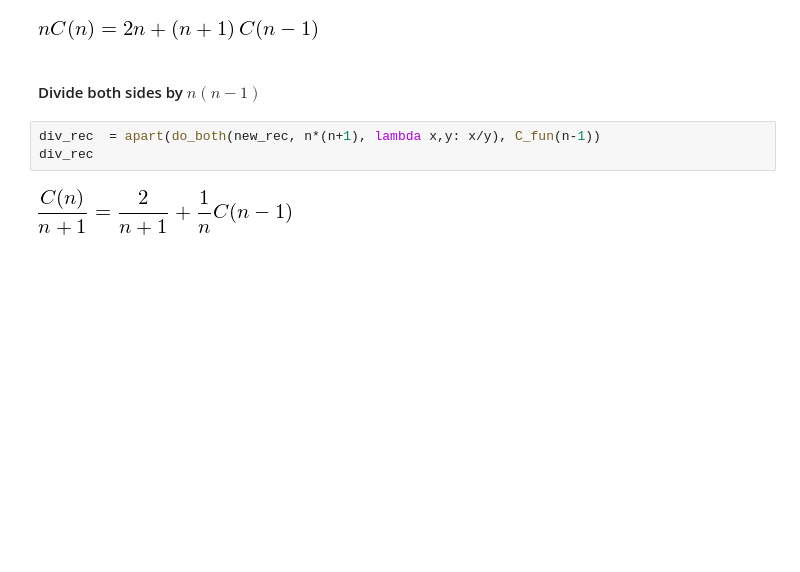
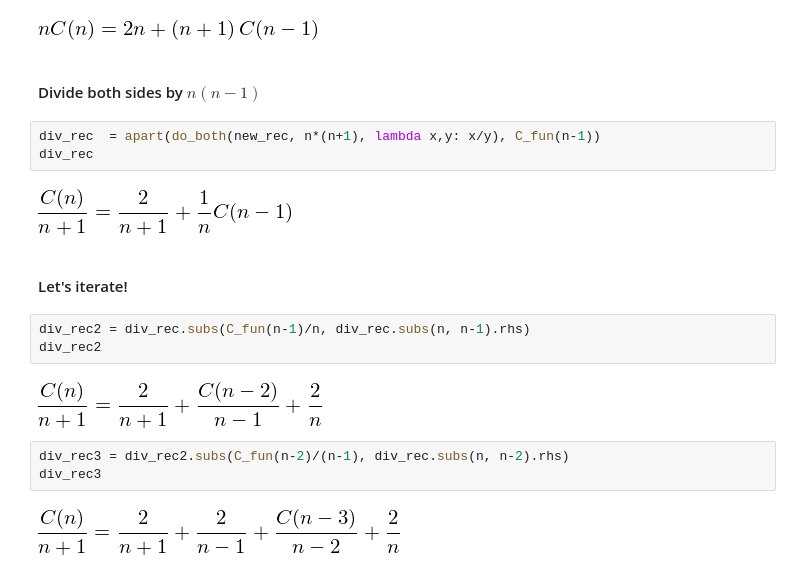
Before and after one commit to oddlord/uni, a Jupyter notebook: Progetto PAA.ipynb, the cells around one changed output. Saved outputs shown, nothing was run; the diff lists cells and outputs as text; blank space fills up the shorter version.

```diff
--- a/Progetto PAA.ipynb
+++ b/Progetto PAA.ipynb
@@ -165,3 +165,15 @@ div_rec  = apart(do_both(new_rec, n*(n+1), lambda x,y: x/y), C_fun(n-1))
 div_rec
 # %% [output]
 [figure]
+# %% [markdown]
+#### Let's iterate!
+# %%
+div_rec2 = div_rec.subs(C_fun(n-1)/n, div_rec.subs(n, n-1).rhs)
+div_rec2
+# %% [output]
+[figure, added]
+# %%
+div_rec3 = div_rec2.subs(C_fun(n-2)/(n-1), div_rec.subs(n, n-2).rhs)
+div_rec3
+# %% [output]
+[figure, added]
```
Also changed, not shown: parts of 13 cells of this notebook.
